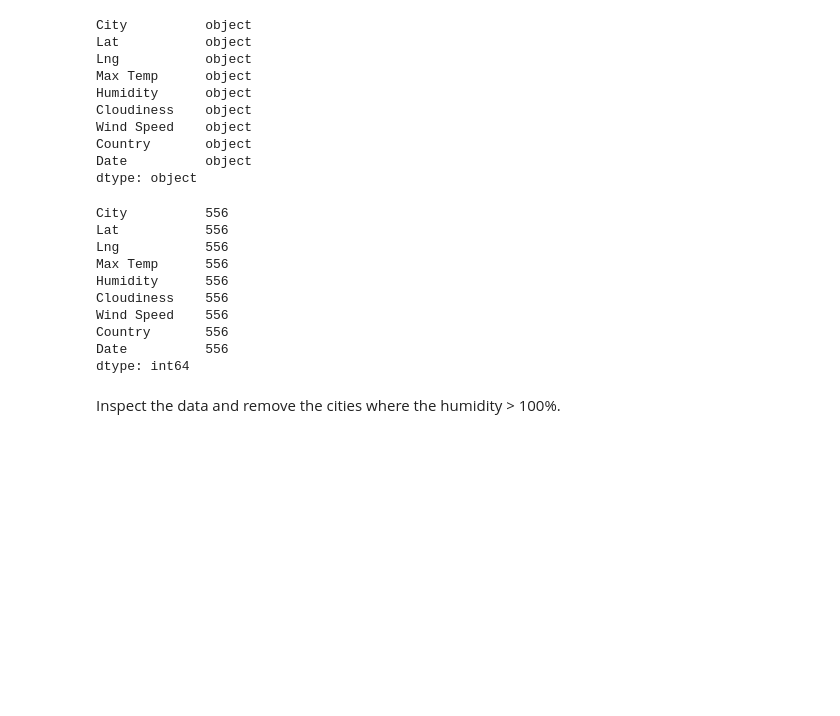
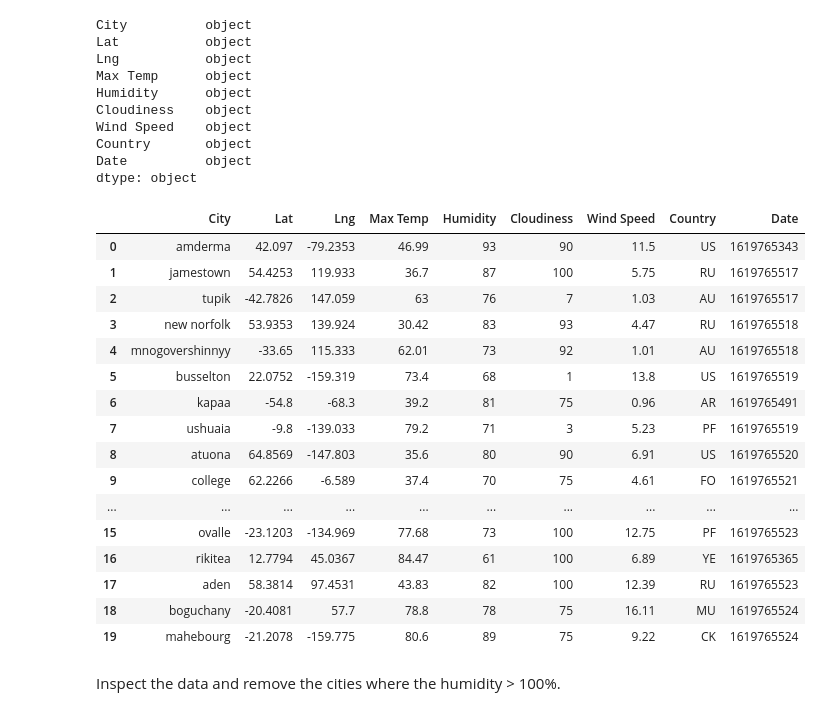
Before and after one commit to mgeffroy/Python_api_challenge, a Jupyter notebook: WeatherPy/Weather/WeatherPy.ipynb, the cells around one changed output. Drawn from its saved outputs; the diff is of its cells as text; code cells hidden in the pictures; blank space fills up the shorter version.

```diff
--- a/WeatherPy/Weather/WeatherPy.ipynb
+++ b/WeatherPy/Weather/WeatherPy.ipynb
@@ -187,19 +201,26 @@ dtype: object
 # %%
 #Clean dataframe (several NAs)
 weather_df = weather_df.dropna(how= "any")
-# %%
-weather_df.count()
-# %% [output]
-City          556
-Lat           556
-Lng           556
-Max Temp      556
-Humidity      556
-Cloudiness    556
-Wind Speed    556
-Country       556
-Date          556
-dtype: int64
+# %%
+weather_df.head(20)
+# %% [output]
+|  | City | Lat | Lng | Max Temp | Humidity | Cloudiness | Wind Speed | Country | Date |
+| 0 | amderma | 42.097 | -79.2353 | 46.99 | 93 | 90 | 11.5 | US | 1619765343 |
+| 1 | jamestown | 54.4253 | 119.933 | 36.7 | 87 | 100 | 5.75 | RU | 1619765517 |
+| 2 | tupik | -42.7826 | 147.059 | 63 | 76 | 7 | 1.03 | AU | 1619765517 |
+| 3 | new norfolk | 53.9353 | 139.924 | 30.42 | 83 | 93 | 4.47 | RU | 1619765518 |
+| 4 | mnogovershinnyy | -33.65 | 115.333 | 62.01 | 73 | 92 | 1.01 | AU | 1619765518 |
+| 5 | busselton | 22.0752 | -159.319 | 73.4 | 68 | 1 | 13.8 | US | 1619765519 |
+| 6 | kapaa | -54.8 | -68.3 | 39.2 | 81 | 75 | 0.96 | AR | 1619765491 |
+| 7 | ushuaia | -9.8 | -139.033 | 79.2 | 71 | 3 | 5.23 | PF | 1619765519 |
+| 8 | atuona | 64.8569 | -147.803 | 35.6 | 80 | 90 | 6.91 | US | 1619765520 |
+| 9 | college | 62.2266 | -6.589 | 37.4 | 70 | 75 | 4.61 | FO | 1619765521 |
+| ... | ... | ... | ... | ... | ... | ... | ... | ... | ... |
+| 15 | ovalle | -23.1203 | -134.969 | 77.68 | 73 | 100 | 12.75 | PF | 1619765523 |
+| 16 | rikitea | 12.7794 | 45.0367 | 84.47 | 61 | 100 | 6.89 | YE | 1619765365 |
+| 17 | aden | 58.3814 | 97.4531 | 43.83 | 82 | 100 | 12.39 | RU | 1619765523 |
+| 18 | boguchany | -20.4081 | 57.7 | 78.8 | 78 | 75 | 16.11 | MU | 1619765524 |
+| 19 | mahebourg | -21.2078 | -159.775 | 80.6 | 89 | 75 | 9.22 | CK | 1619765524 |
 # %%
 #Export city data into a csv
 filename = "cities.csv"
```
Also changed, not shown: parts of 22 cells of this notebook, 1 other file.
